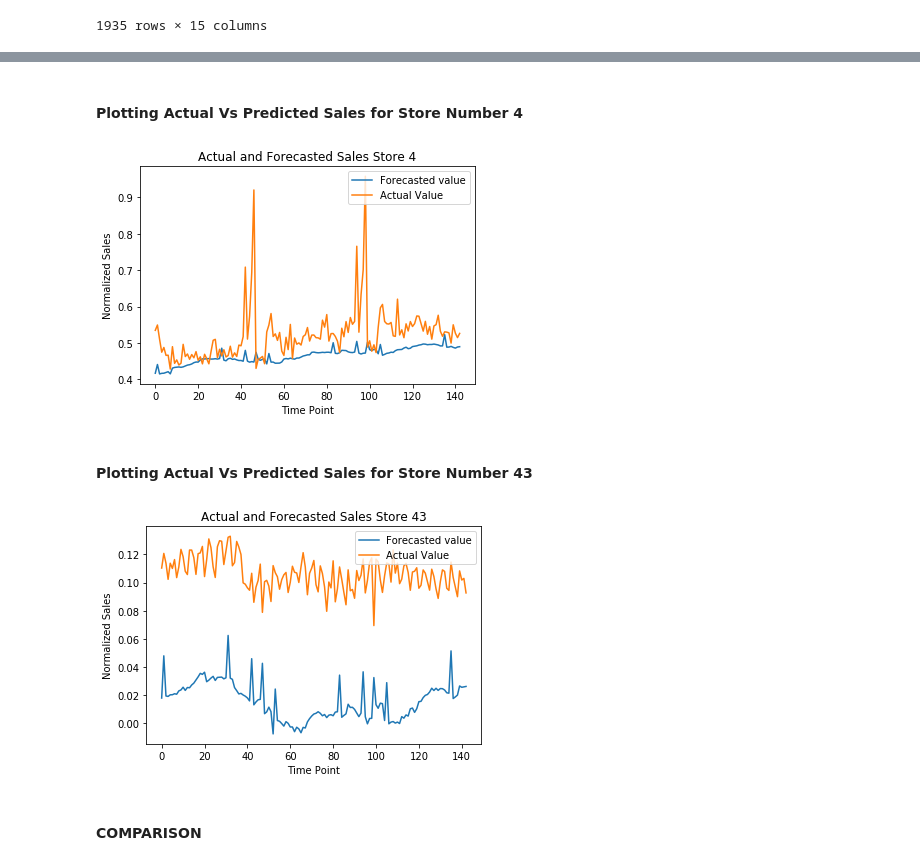
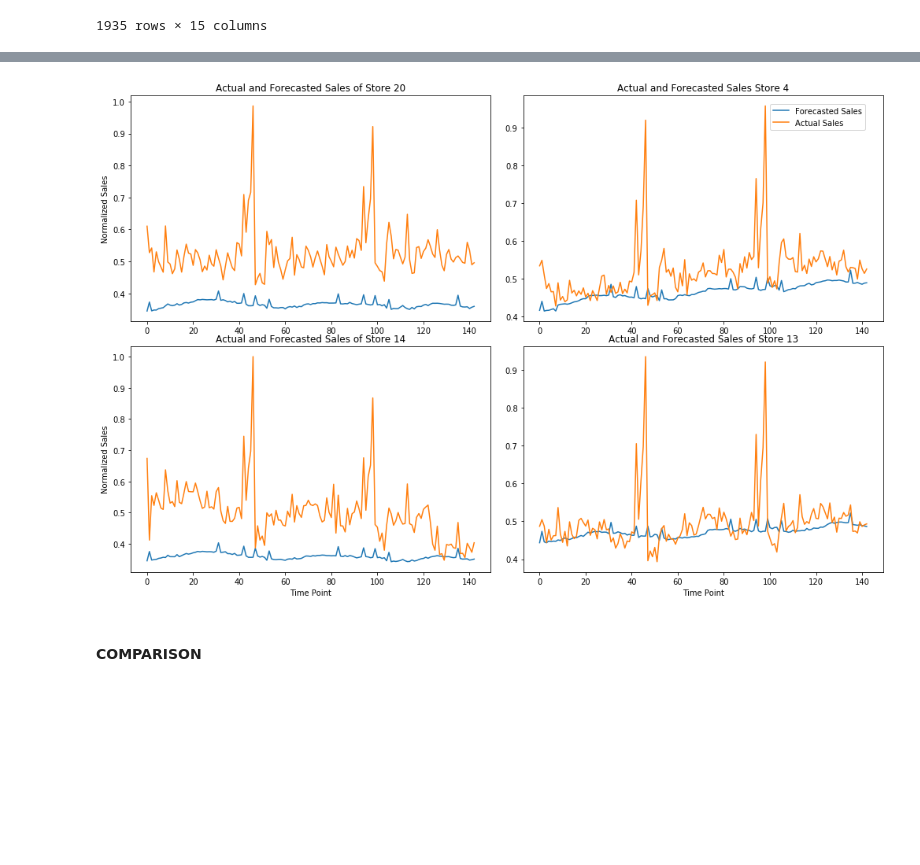
Before and after one commit to bhavish2207/RETAIL-SALES-FORECASTING-using-Recurrent-Neural-Networks, a Jupyter notebook: Regression_Store_Lvl_Forecast.ipynb, the cells around one changed output, grey strips where cells are left out. Saved outputs shown, nothing was run; the diff lists cells and outputs as text; code cells hidden in the pictures; blank space fills up the shorter version.

```diff
--- a/Regression_Store_Lvl_Forecast.ipynb
+++ b/Regression_Store_Lvl_Forecast.ipynb
@@ -487,41 +404,39 @@ plt.show()
-# %% [markdown]
-#### Plotting Actual Vs Predicted Sales for Store Number 4
-# %%
-#%%capture
-time_point = [el for el in range(0,143)]
-
-fig = plt.figure()
-ax1 = fig.add_subplot(111)
-ax1.plot(time_point, list(store_lvl_df_train1[store_lvl_df_train1['Store']==4].Predicted_Sales))
-ax1.plot(time_point, list(store_lvl_df_train1[store_lvl_df_train1['Store']==4].Weekly_Sales_sum))
-#ax1.set_xticks(weight_updates)
-#ax1.set_xticklabels(weight_updates)
-plt.legend(['Forecasted value', 'Actual Value'], loc='upper right')
-plt.title('Actual and Forecasted Sales Store 4')
-plt.xlabel('Time Point')
-plt.ylabel('Normalized Sales')
-plt.show()
-# %% [output]
-[figure, removed]
-# %% [markdown]
-#### Plotting Actual Vs Predicted Sales for Store Number 43
-# %%
-#%%capture
-time_point = [el for el in range(0,143)]
-
-fig = plt.figure()
-ax1 = fig.add_subplot(111)
-ax1.plot(time_point, list(store_lvl_df_test1[store_lvl_df_test1['Store']==43].Predicted_Sales))
-ax1.plot(time_point, list(store_lvl_df_test1[store_lvl_df_test1['Store']==43].Weekly_Sales_sum))
-#ax1.set_xticks(weight_updates)
-#ax1.set_xticklabels(weight_updates)
-plt.legend(['Forecasted value', 'Actual Value'], loc='upper right')
-plt.title('Actual and Forecasted Sales Store 43')
-plt.xlabel('Time Point')
-plt.ylabel('Normalized Sales')
-plt.show()
-# %% [output]
-[figure, removed]
+# %%
+time_point_train = [el for el in range(0,143)]
+
+plt.rcParams["figure.figsize"] = [14,9]
+fig, axs = plt.subplots(2, 2)
+fig.tight_layout()
+
+### STORE 20
+axs[0, 0].plot(time_point_train, list(store_lvl_df_train1[store_lvl_df_train1['Store']==20].Predicted_Sales))
+axs[0, 0].plot(time_point_train, list(store_lvl_df_train1[store_lvl_df_train1['Store']==20].Weekly_Sales_sum))
+fig.legend(['Forecasted Sales', 'Actual Sales'], loc = (0.85, 0.9),ncol = 1)
+axs[0, 0].set_title('Actual and Forecasted Sales of Store 20')
+axs[0, 0].set_ylabel('Normalized Sales')
+
+### STORE 4
+axs[0, 1].plot(time_point_train, list(store_lvl_df_train1[store_lvl_df_train1['Store']==4].Predicted_Sales))  ### 19th index in a list indexed from 0 to 44
+axs[0, 1].plot(time_point_train, list(store_lvl_df_train1[store_lvl_df_train1['Store']==4].Weekly_Sales_sum))
+axs[0, 1].set_title('Actual and Forecasted Sales Store 4')
+
+
+### STORE 4 TRAIN
+axs[1, 0].plot(time_point_train, list(store_lvl_df_train1[store_lvl_df_train1['Store']==14].Predicted_Sales))
+axs[1, 0].plot(time_point_train, list(store_lvl_df_train1[store_lvl_df_train1['Store']==14].Weekly_Sales_sum))
+axs[1, 0].set_title('Actual and Forecasted Sales of Store 14')
+axs[1, 0].set_xlabel('Time Point')
+axs[1, 0].set_ylabel('Normalized Sales')
+
+### STORE 4 TEST
+axs[1, 1].plot(time_point_train, list(store_lvl_df_train1[store_lvl_df_train1['Store']==13].Predicted_Sales))
+axs[1, 1].plot(time_point_train, list(store_lvl_df_train1[store_lvl_df_train1['Store']==13].Weekly_Sales_sum))
+axs[1, 1].set_title('Actual and Forecasted Sales of Store 13')
+axs[1, 1].set_xlabel('Time Point')
+
+plt.show()
+# %% [output]
+[figure, added]
 # %% [markdown]
 #### COMPARISON
 # %%
```
Also changed, not shown: parts of 22 cells of this notebook.
